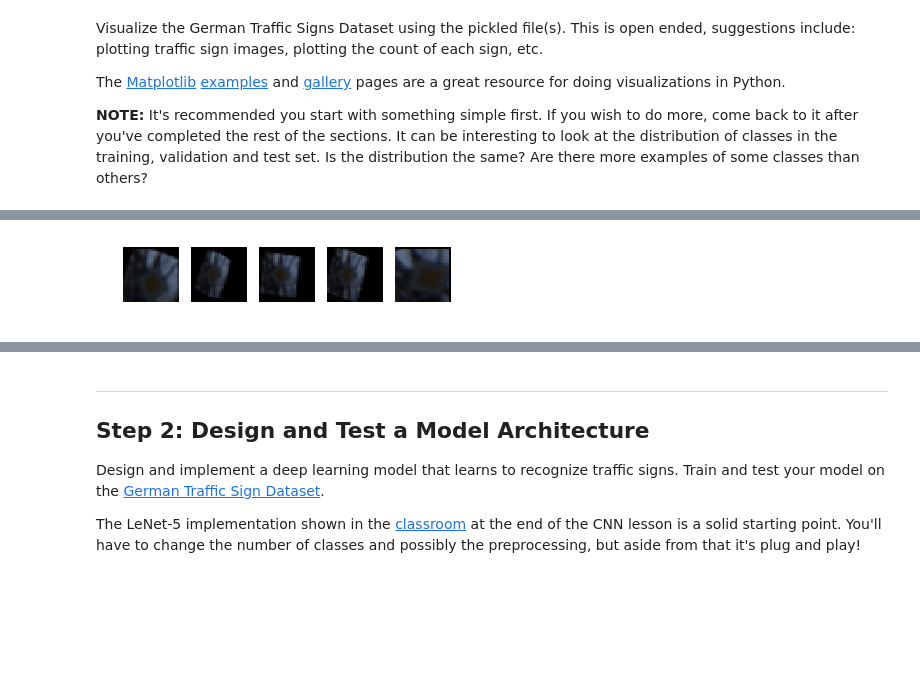
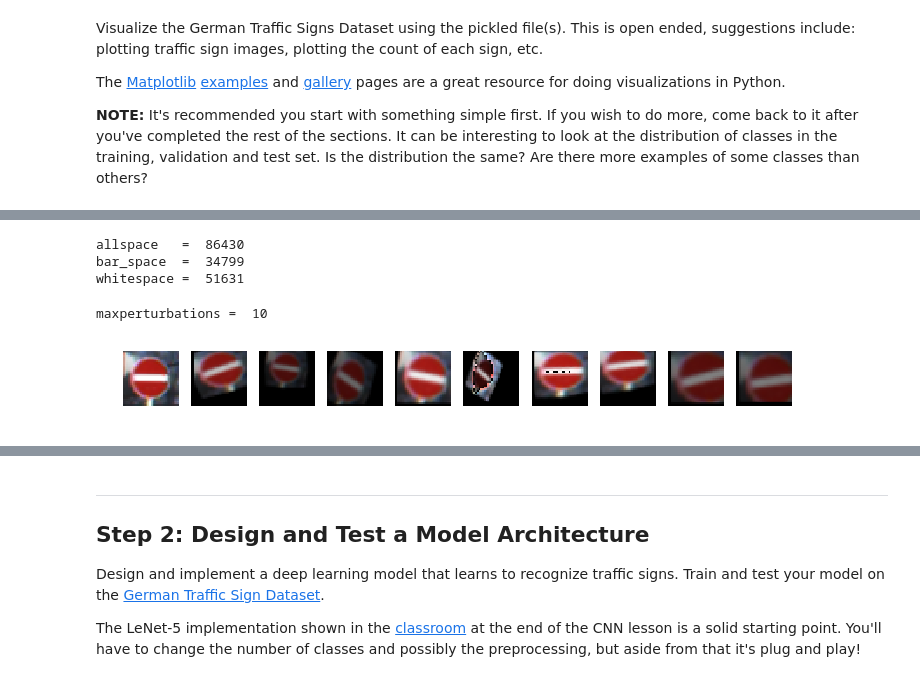
Before and after one commit to topgoonr/CarND-Traffic-Sign-Classifier-Project, a Jupyter notebook: Traffic_Sign_Classifier.ipynb, the cells around one changed output, grey strips where cells are left out. Drawn from its saved outputs; the diff is of its cells as text; code cells hidden in the pictures; blank space fills up the shorter version.

```diff
--- a/Traffic_Sign_Classifier.ipynb
+++ b/Traffic_Sign_Classifier.ipynb
@@ -146,3 +193,19 @@ label= 12
+# %%
+## let us try to normalize by trying to fill in the whitespace in the bar graph shown above
+
+## to fill the bar graph
+
+## Note:  allspace  = whitespace + bar_space
+bar_space = sumfreq
+allspace = maxf * n_classes
+whitespace = allspace - bar_space
+print('allspace   = ', allspace)
+print('bar_space  = ', bar_space)
+print('whitespace = ', whitespace)
+# %% [output]
+allspace   =  86430
+bar_space  =  34799
+whitespace =  51631
 # %%
 import cv2
 import matplotlib.gridspec as gridspec
@@ -199,58 +262,78 @@ def resize_image(image, resize_range):
     ## dst = cv2.resize(src, None, fx = 2, fy = 2, interpolation = cv2.INTER_CUBIC)
     ## may not implement here
 
-def alter_brightness(img):
+def alter_brightness(img, base=0.4):
     image1 = cv2.cvtColor(img,cv2.COLOR_RGB2HSV)
-    base = 0.4 ##JH: 0.25 is too low for a base figure
+    ## base = 0.4 ##JH: 0.25 is too low for a base figure
     random_bright = base+np.random.uniform()
     ## print(random_bright)
     image1[:,:,2] = image1[:,:,2]*random_bright
     image1 = cv2.cvtColor(image1,cv2.COLOR_HSV2RGB)
     return image1
+
+def brighten_image(img):
+    return alter_brightness(img, 1.4)
 #plt.imshow(image);
 #plt.imshow(rotated_image);
 #plt.axis('off');
 
 
 
-def perturbation(myimg, ang_range, shear_range, trans_range, brightness):
+def apply_perturbation(myimg, ang_range, shear_range, trans_range, brightness):
     img = myimg
     img = rotate_image(img, ang_range=30)
     img = shear_image(img, shear_range=10)
     img = translate_image(img, trans_range=5)
+    ## check whether image is dark
+    img_mean  = np.mean(img)
+    darkthreshold = 40
     if brightness==True:
-        img = alter_brightness(img)
+        if img_mean > darkthreshold:
+            img = alter_brightness(img)
+        else:
+            img = brighten_image(img)
 
     return img
 
 
-def showperturbations(maxperturbedimages):
+def get_perturbations(myimg, num_perturbations):
+    ##  keep the original for display
+    perturbed_images = [ np.copy(myimg)]
+    for i in range(num_perturbations - 1):
+        ## lecun's paper had a range of [-15, +15] for the angular rotation
+        ## shear range is 10
+        ## translation range is 5
+        p_img =  apply_perturbation(myimg, 30, 10, 5, brightness=True)
+        perturbed_images.append(p_img)
+    return perturbed_images
+
+
+
+def showperturbations(myimage, num_perturbedimages):
     gs1 = gridspec.GridSpec(10, 10)
     gs1.update(wspace=0.01, hspace=0.02) # set the spacing between axes.
     plt.figure(figsize=(12,12))
-    for i in range(maxperturbedimages):
+    p_images = get_perturbations(myimage, num_perturbedimages)
+    i = 0
+    for img in p_images:
         ax1 = plt.subplot(gs1[i])
         ax1.set_xticklabels([])
         ax1.set_yticklabels([])
         ax1.set_aspect('equal')
-        img = image
 
         ## Although, LeCun's paper says (-15, 15) for rotation, randomly perturbed in position
         ## this method has only rotation, shear and translation
-        ## will add scaling as well
-        #img = rotate_image(img, ang_range=30)
-        #img = shear_image(img, shear_range=10)
-        #img = translate_image(img, trans_range=5)
-        #img = alter_brightness(img)
-        img = perturbation(img, ang_range=30, shear_range=10, trans_range=5, brightness=False)
 
         ## img.shape should be (32,32, 3)
         ### print(img.shape)
         plt.subplot(10,10,i+1)
+        i += 1
         plt.imshow(img)
         plt.axis('off')
     plt.show()
 
-showperturbations(5)
+print('maxperturbations = ', maxperturb )
+showperturbations(image, maxperturb)
 # %% [output]
+maxperturbations =  10
-[figure, old version]
+[figure, new version]
```
Also changed, not shown: parts of 12 cells of this notebook.
